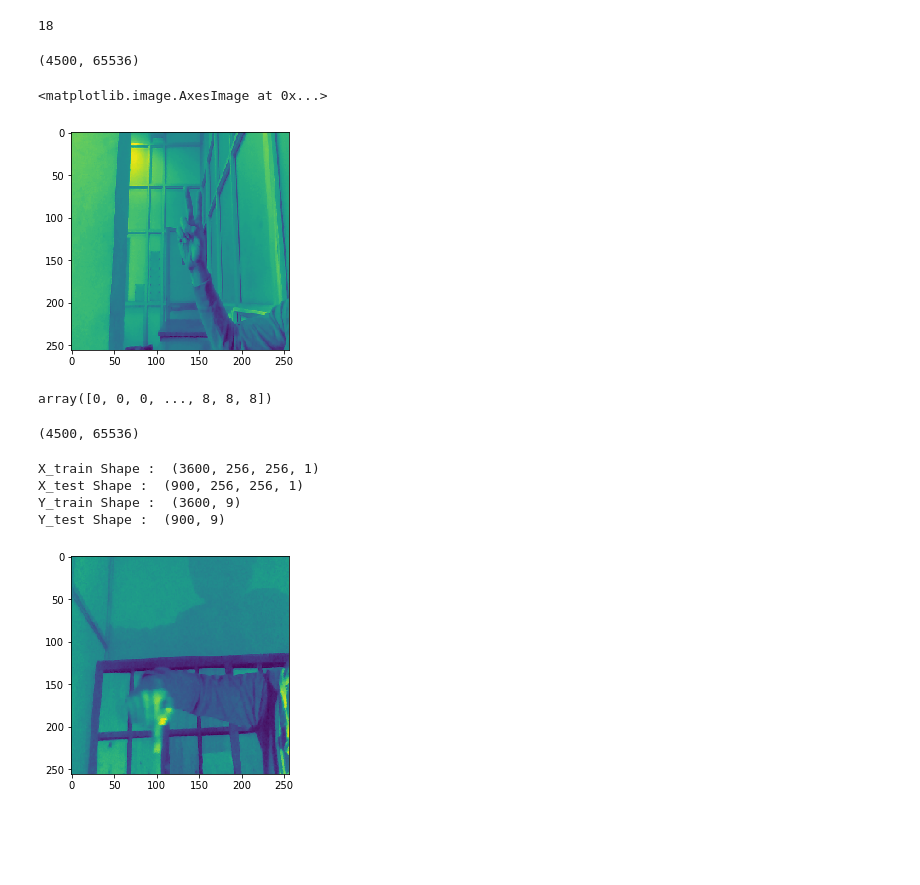
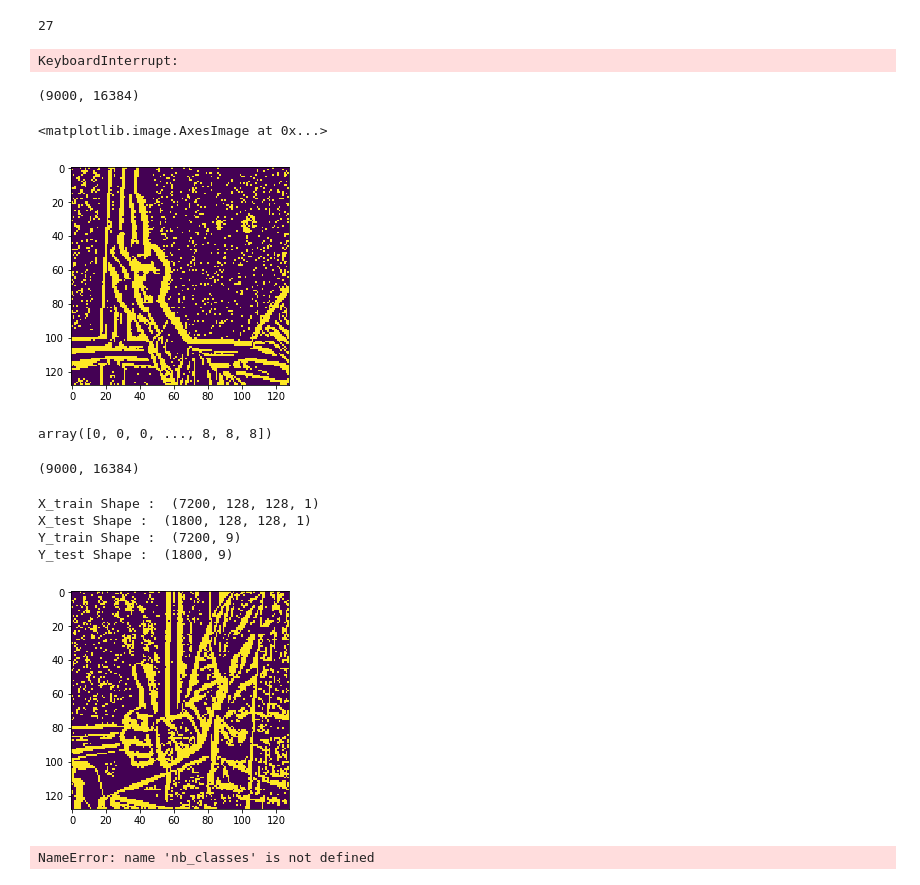
Before and after one commit to mohamedelshorbagy/gesture-recognition-project, a Jupyter notebook: My own script.ipynb, the cells around one changed output. Saved outputs shown, nothing was run; the diff lists cells and outputs as text; code cells hidden in the pictures; blank space fills up the shorter version.

Commit message:
model3 scripts

```diff
--- a/My own script.ipynb
+++ b/My own script.ipynb
@@ -11,8 +11,8 @@ from sklearn.utils import shuffle
 from sklearn.cross_validation import train_test_split
 from keras.utils import np_utils
 # %%
-current_path = os.getcwd()
-root_folders = os.listdir(current_path + "\\images2")
+path = "/media/amrgalal7/Files/GesturesDataset/"
+root_folders = os.listdir(path)
 import cv2
 # %%
 root_folders
@@ -39,20 +38,23 @@ root_folders
 images_files = root_folders
 images_samples = len(images_files)
 print(images_samples)
-img_width = 256
-img_height = 256
+img_width = 128
+img_height = 128
 # %% [output]
-18
+27
 # %%
 for folder_name in images_files:
-#     os.mkdir(current_path + "\\images2\\" + folder_name + "_resized")
-    imagesin_file = os.listdir(current_path + "\\images2\\" + folder_name)
+    os.makedirs(path + folder_name + "_resized", exist_ok = True)
+    imagesin_file = os.listdir(path + folder_name)
     if folder_name.find("_resized") == -1:
         for file in imagesin_file:
-            im = Image.open(current_path + "\\images2\\" + folder_name +  "\\" + file)
-            img = im.resize((img_width , img_height))
-            gray = img.convert('L')
-            gray.save(current_path + "\\images2\\" + folder_name + "_resized" + "\\" + file , "PNG")
+            im = cv2.imread(path + folder_name +  "//" + file)
+            img = cv2.resize(im, (img_width , img_height))
+            gray = cv2.cvtColor(img, cv2.COLOR_BGR2GRAY)
+            thresh = cv2.adaptiveThreshold(gray, 255, cv2.ADAPTIVE_THRESH_GAUSSIAN_C, cv2.THRESH_BINARY_INV, 11, 2)
+            cv2.imwrite(path + folder_name + "_resized" + "//" + file , thresh)
+# %% [output]
+KeyboardInterrupt:
 # %%
 # Get the Resized & Gray Scale Images
 # images_resized = os.listdir(current_path + );
@@ -64,40 +66,40 @@ for folder_name in images_files:
 count = 0
 for folder_name in images_files:
     if folder_name.find("_resized") != -1:
-        imagesin_file = os.listdir(current_path + "\\images2\\" + folder_name)
+        imagesin_file = os.listdir(path + "//" + folder_name)
         if count == 0:
             images_matrix = np.array([
-                np.array(Image.open(current_path + "\\images2\\" + folder_name  + "\\" + file)).flatten() for file in imagesin_file
+                np.array(Image.open(path + "//" + folder_name + "//"  + file)).flatten() for file in imagesin_file
             ],'f')
             count = count + 1
         else:
-            images_matrix = np.append(images_matrix ,np.array([np.array(Image.open(current_path + "\\images2\\" + folder_name  + "\\" + file)).flatten() for file in imagesin_file], 'f'), axis=0)
+            images_matrix = np.append(images_matrix ,np.array([np.array(Image.open(path + "//" + folder_name  + "//" + file)).flatten() for file in imagesin_file], 'f'), axis=0)
 # %%
 images_matrix.shape
 # %% [output]
-(4500, 65536)
+(9000, 16384)
 # %%
 %matplotlib inline
 images_samples = images_matrix.shape[0]
 labels = np.ones((images_samples,),dtype= int)
-count = 500
+count = 1000
 start = 0
 for counter in range(10):
     labels[start:count] = counter
     start = count
-    count = count + 500
+    count = count + 1000
 
 
 # labels[9999]
 # labels = np.ones((images_samples,))
 # image_sample = images_matrix[1502].reshape(img_width , img_height)
 # plt.imshow(image_sample)
 
 image_sample = images_matrix[1500].reshape(img_width , img_height)
 plt.imshow(image_sample)
 # %% [output]
 <matplotlib.image.AxesImage at 0x...>
-[figure, old version]
+[figure, new version]
 # %%
 labels
 # %% [output]
@@ -105,7 +107,7 @@ array([0, 0, 0, ..., 8, 8, 8])
 # %%
 images_matrix.shape
 # %% [output]
-(4500, 65536)
+(9000, 16384)
 # %%
 data , label = shuffle(images_matrix , labels ,random_state = 2)
 # %%
@@ -140,11 +142,11 @@ print("X_test Shape : " , X_test.shape)
 print("Y_train Shape : " , Y_train.shape)
 print("Y_test Shape : " , Y_test.shape)
 # %% [output]
-X_train Shape :  (3600, 256, 256, 1)
-X_test Shape :  (900, 256, 256, 1)
-Y_train Shape :  (3600, 9)
-Y_test Shape :  (900, 9)
+X_train Shape :  (7200, 128, 128, 1)
+X_test Shape :  (1800, 128, 128, 1)
+Y_train Shape :  (7200, 9)
+Y_test Shape :  (1800, 9)
-[figure, old version]
+[figure, new version]
 # %%
 from keras.models import Sequential
 from keras.layers import Dense
@@ -167,9 +169,12 @@ model.add(Flatten())
 
 model.add(Dense(128, activation='relu'))
 model.add(Dense(64, activation='relu'))
+model.add(Dense(32, activation='relu'))
 model.add(Dense(nb_classes, activation='softmax'))
 
 model.compile(Adam(lr=.0001), loss='categorical_crossentropy', metrics=['accuracy'])
+# %% [output]
+NameError: name 'nb_classes' is not defined
 # %%
 model.summary()
 # %% [output]
```
Also changed, not shown: parts of 10 cells of this notebook, 1 other file.
